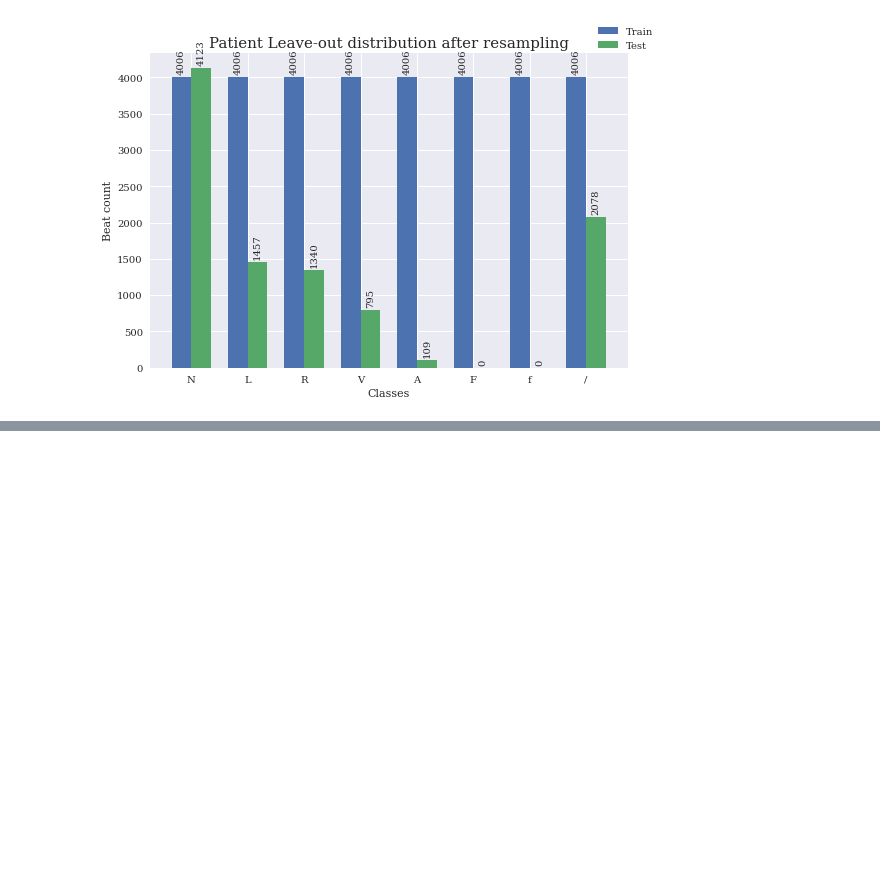
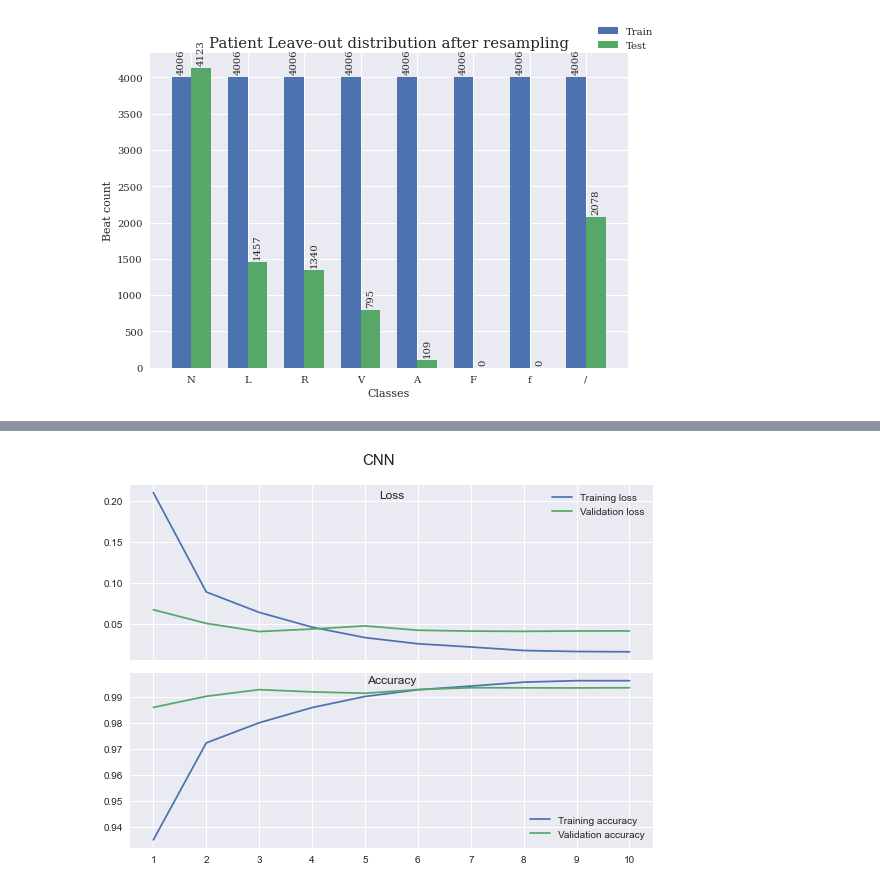
Before and after one commit to anurajt-cloud/level4_dissertation, a Jupyter notebook: graphs.ipynb, the cells around one changed output, grey strips where cells are left out. Cells and saved outputs as stored; diff of their text form; code cells hidden in the pictures; blank space fills up the shorter version.

```diff
--- a/graphs.ipynb
+++ b/graphs.ipynb
@@ -782,0 +801,34 @@ plt.show()
+# %%
+def get_history(foldername, tname):
+    if tname == "ph":
+        results = []
+        for i in range(1,11):
+            results.append(np.load(path+foldername+"/history_cv"+str(i)+".npy", allow_pickle=True))
+        return np.stack(tuple(results))
+# %%
+his_cnn_ph = get_history("cnn_ph", "ph")
+his_lstm_ph = get_history("lstm_ph", "ph")
+his_cnn_ph_eg = get_history("cnn_ph_eg", "ph")
+his_lstm_ph_eg = get_history("lstm_ph_eg", "ph")
+# %%
+his_c = his_cnn_ph.mean(axis=0)
+his_l = his_cnn_ph.mean(axis=0)
+his_ce = his_cnn_ph_eg.mean(axis=0)
+his_le = his_lstm_ph_eg.mean(axis=0)
+# %%
+fig, ax = plt.subplots(2, 1,figsize=(8,6), sharex=True)
+fig.subplots_adjust(hspace=0)
+ax[0].plot(his_c[0], label="Training loss")
+ax[0].plot(his_c[1], label="Validation loss")
+ax[0].legend()
+ax[0].set_title("Loss", y=1.0, pad=-14)
+ax[1].plot(his_c[2], label="Training accuracy")
+ax[1].plot(his_c[3], label="Validation accuracy")
+ax[1].set_xticks(np.arange(10), np.arange(1,11))
+ax[1].set_title("Accuracy", y=1.0, pad=-10)
+ax[1].legend()
+fig.suptitle("CNN", fontsize=15)
+fig.tight_layout()
+plt.savefig("./images/cnn_his", dpi=300)
+# %% [output]
+[figure, added]
```
Also changed, not shown: parts of 8 cells of this notebook, 2 other files.
